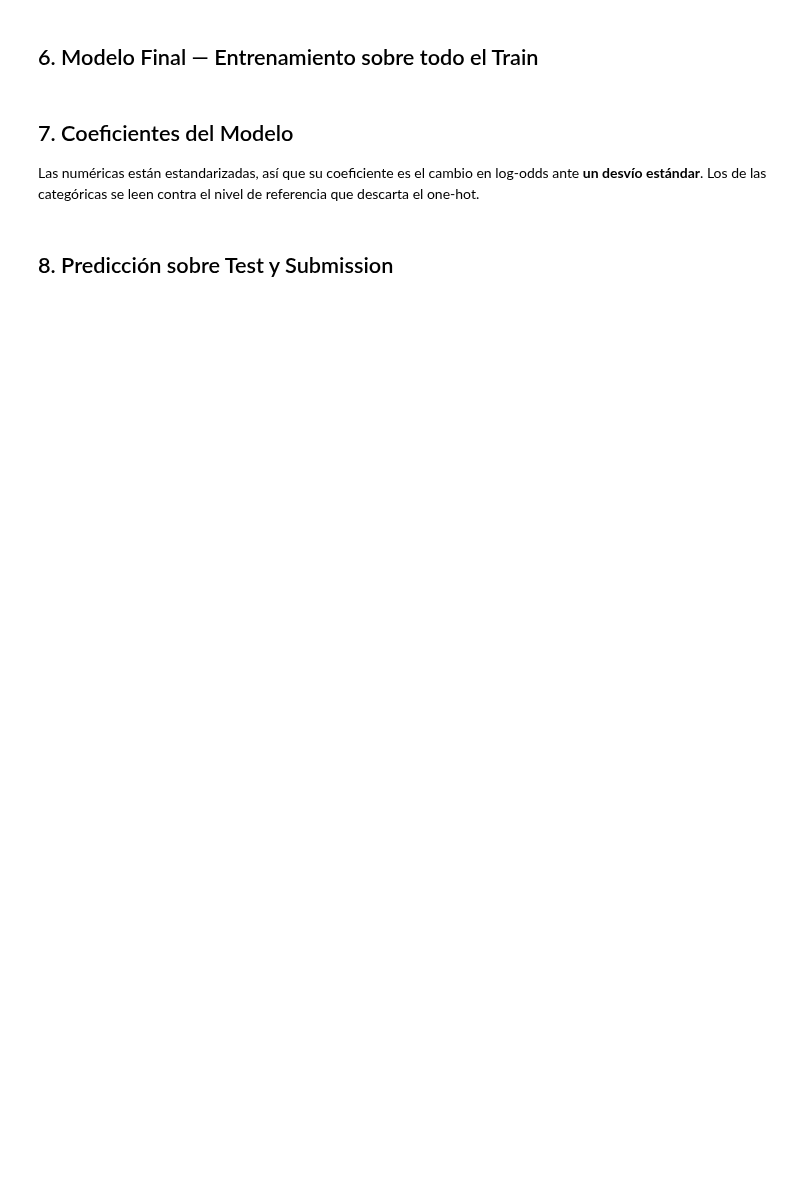
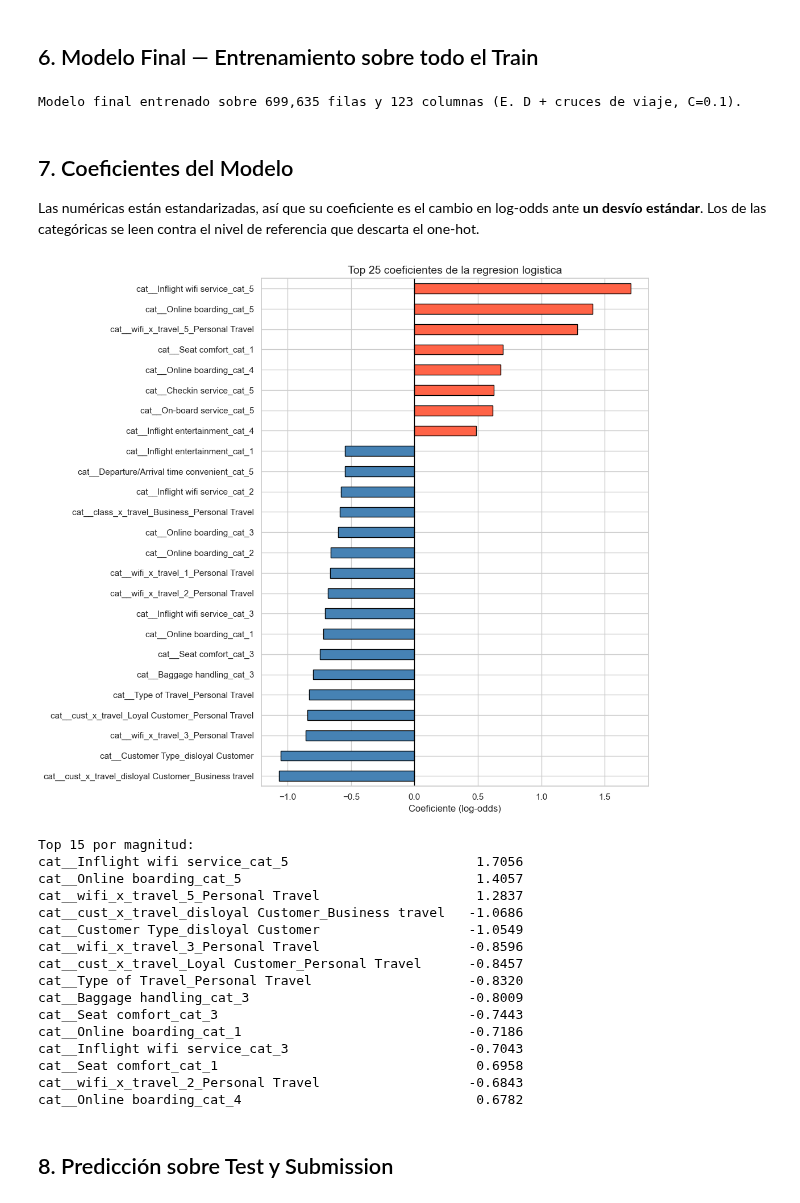
Before and after one commit to DavidGuzzi/DGKaggle, a Jupyter notebook: Playground Series/Season 6/Episode 10 - Predicting Airline Satisfaction/notebook/2_logit.ipynb, the cells around one changed output. Drawn from its saved outputs; the diff is of its cells as text; code cells hidden in the pictures; blank space fills up the shorter version.

```diff
--- a/Playground Series/Season 6/Episode 10 - Predicting Airline Satisfaction/notebook/2_logit.ipynb
+++ b/Playground Series/Season 6/Episode 10 - Predicting Airline Satisfaction/notebook/2_logit.ipynb
@@ -260,30 +300,49 @@ print(seg.groupby(["travel", "clase"]).apply(
 # %% [markdown]
 ## 6. Modelo Final — Entrenamiento sobre todo el Train
-# %%
-modelo_final = construir_pipeline(num_cols, cat_cols, C=MEJOR_C)
-modelo_final.fit(train[features], y)
-print(f"Modelo final entrenado sobre {len(train):,} filas y {len(features)} features de entrada "
-      f"({len(modelo_final.named_steps['pre'].get_feature_names_out())} columnas tras el one-hot).")
+# %%
+modelo_final = logit(MEJOR_C).fit(X_train, y)
+print(f"Modelo final entrenado sobre {X_train.shape[0]:,} filas y {X_train.shape[1]} columnas "
+      f"({MEJOR}, C={MEJOR_C}).")
+# %% [output]
+Modelo final entrenado sobre 699,635 filas y 123 columnas (E. D + cruces de viaje, C=0.1).
 # %% [markdown]
 ## 7. Coeficientes del Modelo
 
 Las numéricas están estandarizadas, así que su coeficiente es el cambio en log-odds ante **un desvío
 estándar**. Los de las categóricas se leen contra el nivel de referencia que descarta el one-hot.
 # %%
-nombres = modelo_final.named_steps["pre"].get_feature_names_out()
-coefs   = pd.Series(modelo_final.named_steps["clf"].coef_[0], index=nombres)
+nombres = pre.get_feature_names_out()
+coefs   = pd.Series(modelo_final.coef_[0], index=nombres)
 top     = coefs.reindex(coefs.abs().sort_values(ascending=False).index).head(25).sort_values()
 
 fig, ax = plt.subplots(figsize=(11, 10))
 top.plot.barh(ax=ax, color=["steelblue" if v < 0 else "tomato" for v in top], edgecolor="black")
 ax.axvline(0, color="black", lw=1)
 ax.set_xlabel("Coeficiente (log-odds)")
 ax.set_title("Top 25 coeficientes de la regresion logistica", fontsize=14)
 plt.tight_layout()
 plt.show()
 
 print("Top 15 por magnitud:")
 print(coefs.reindex(coefs.abs().sort_values(ascending=False).index).head(15).round(4).to_string())
+# %% [output]
+[figure, added]
+Top 15 por magnitud:
+cat__Inflight wifi service_cat_5                        1.7056
+cat__Online boarding_cat_5                              1.4057
+cat__wifi_x_travel_5_Personal Travel                    1.2837
+cat__cust_x_travel_disloyal Customer_Business travel   -1.0686
+cat__Customer Type_disloyal Customer                   -1.0549
+cat__wifi_x_travel_3_Personal Travel                   -0.8596
+cat__cust_x_travel_Loyal Customer_Personal Travel      -0.8457
+cat__Type of Travel_Personal Travel                    -0.8320
+cat__Baggage handling_cat_3                            -0.8009
+cat__Seat comfort_cat_3                                -0.7443
+cat__Online boarding_cat_1                             -0.7186
+cat__Inflight wifi service_cat_3                       -0.7043
+cat__Seat comfort_cat_1                                 0.6958
+cat__wifi_x_travel_2_Personal Travel                   -0.6843
+cat__Online boarding_cat_4                              0.6782
 # %% [markdown]
 ## 8. Predicción sobre Test y Submission
 # %%
```
Also changed, not shown: parts of 14 cells of this notebook.
